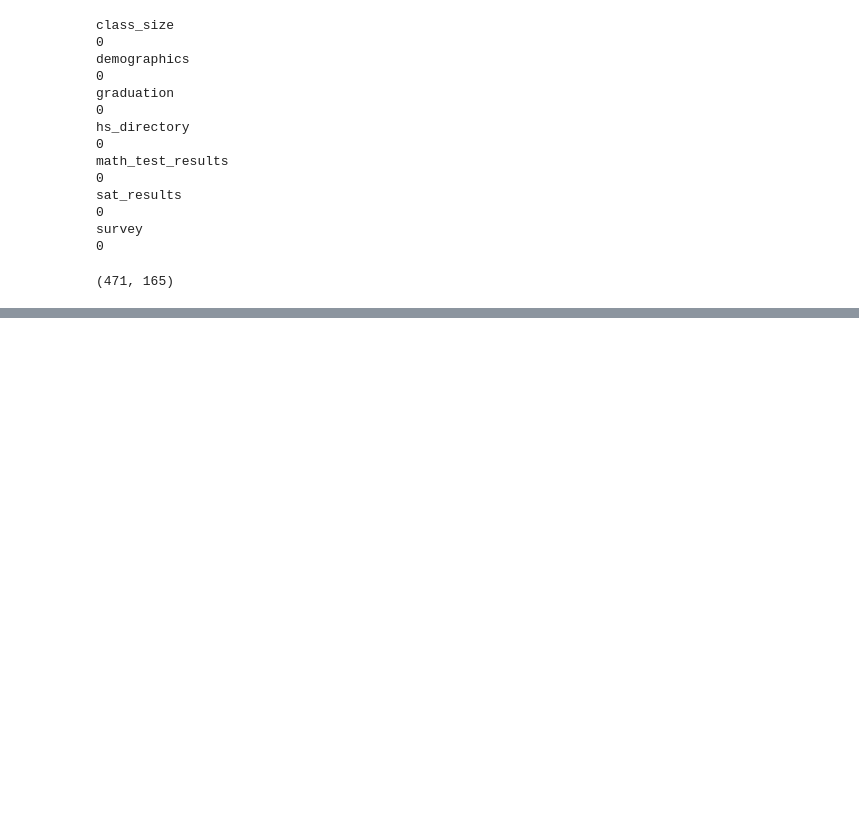
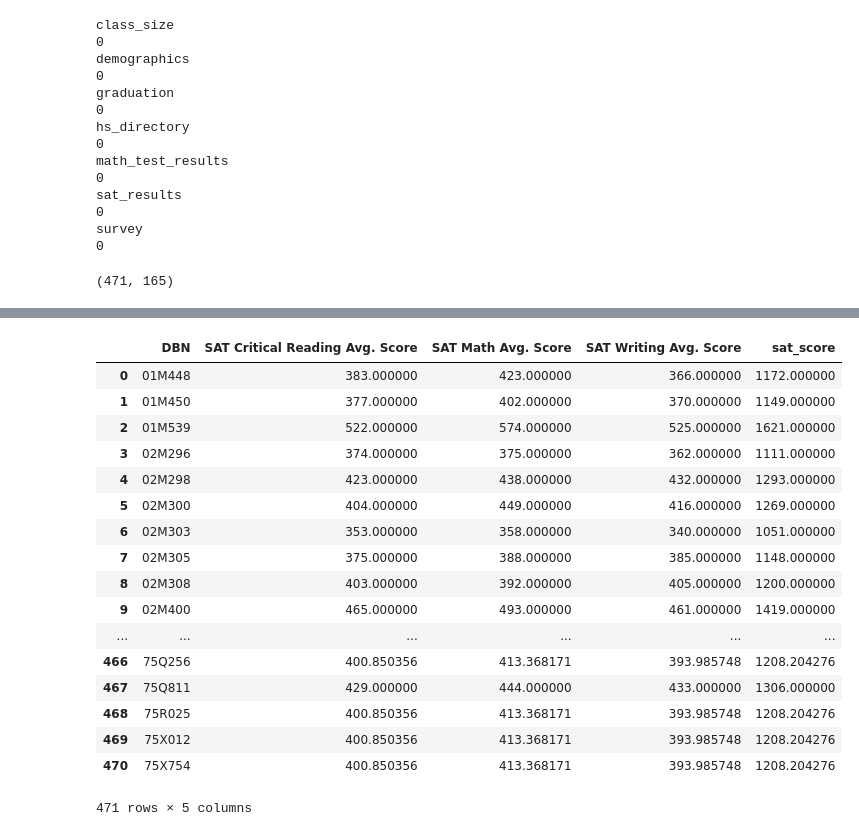
Before and after one commit to jharemza/NYC_SAT_data_analysis, a Jupyter notebook: NYC_SAT_data_project.ipynb, the cells around one changed output, grey strips where cells are left out. Cells and saved outputs as stored; diff of their text form; code cells hidden in the pictures; blank space fills up the shorter version.

```diff
--- a/NYC_SAT_data_project.ipynb
+++ b/NYC_SAT_data_project.ipynb
@@ -205,0 +228,21 @@ full = full.fillna(full.mean())
+# %%
+full[['DBN','SAT Critical Reading Avg. Score','SAT Math Avg. Score','SAT Writing Avg. Score','sat_score']]
+# %% [output]
+|  | DBN | SAT Critical Reading Avg. Score | SAT Math Avg. Score | SAT Writing Avg. Score | sat_score |
+| 0 | 01M448 | 383.000000 | 423.000000 | 366.000000 | 1172.000000 |
+| 1 | 01M450 | 377.000000 | 402.000000 | 370.000000 | 1149.000000 |
+| 2 | 01M539 | 522.000000 | 574.000000 | 525.000000 | 1621.000000 |
+| 3 | 02M296 | 374.000000 | 375.000000 | 362.000000 | 1111.000000 |
+| 4 | 02M298 | 423.000000 | 438.000000 | 432.000000 | 1293.000000 |
+| 5 | 02M300 | 404.000000 | 449.000000 | 416.000000 | 1269.000000 |
+| 6 | 02M303 | 353.000000 | 358.000000 | 340.000000 | 1051.000000 |
+| 7 | 02M305 | 375.000000 | 388.000000 | 385.000000 | 1148.000000 |
+| 8 | 02M308 | 403.000000 | 392.000000 | 405.000000 | 1200.000000 |
+| 9 | 02M400 | 465.000000 | 493.000000 | 461.000000 | 1419.000000 |
+| ... | ... | ... | ... | ... | ... |
+| 466 | 75Q256 | 400.850356 | 413.368171 | 393.985748 | 1208.204276 |
+| 467 | 75Q811 | 429.000000 | 444.000000 | 433.000000 | 1306.000000 |
+| 468 | 75R025 | 400.850356 | 413.368171 | 393.985748 | 1208.204276 |
+| 469 | 75X012 | 400.850356 | 413.368171 | 393.985748 | 1208.204276 |
+| 470 | 75X754 | 400.850356 | 413.368171 | 393.985748 | 1208.204276 |
+471 rows × 5 columns
```
Also changed, not shown: parts of 3 cells of this notebook.
